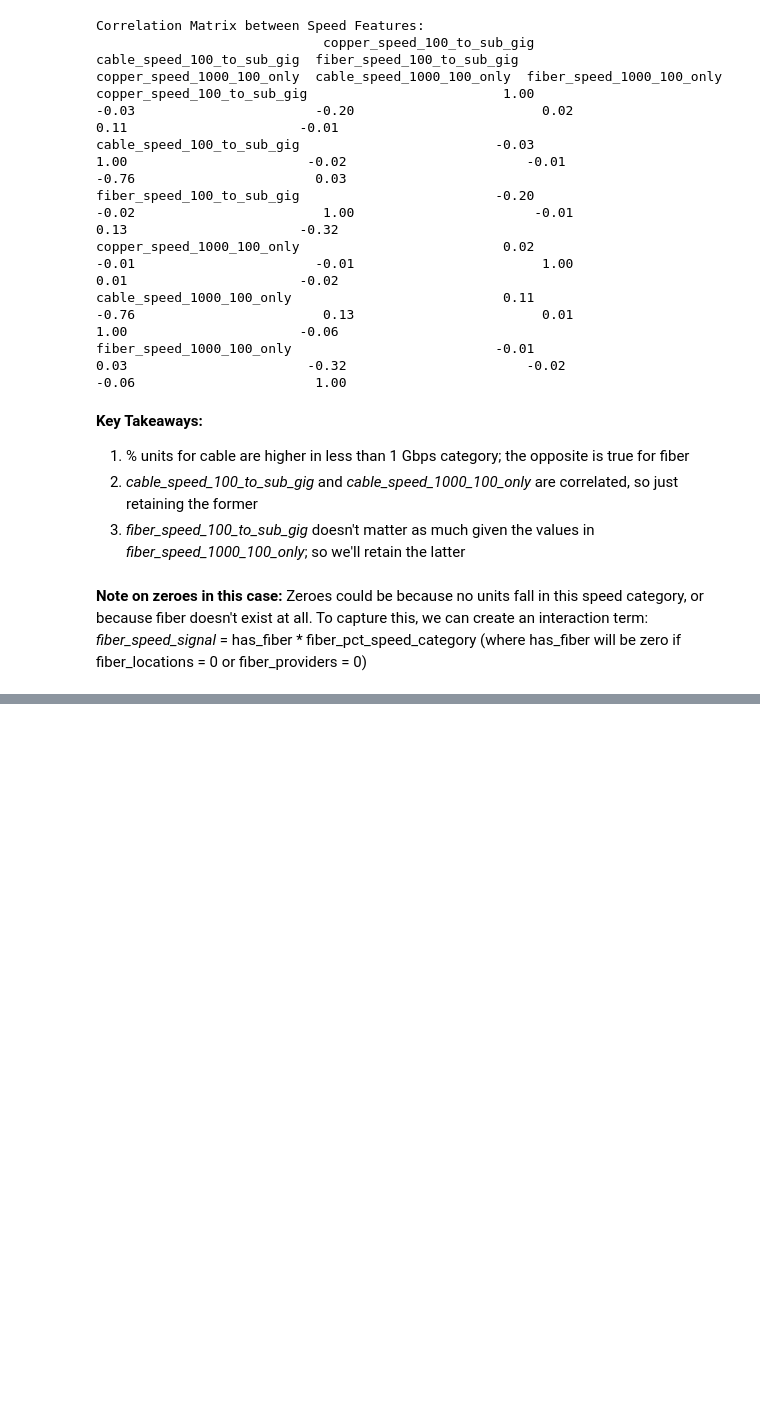
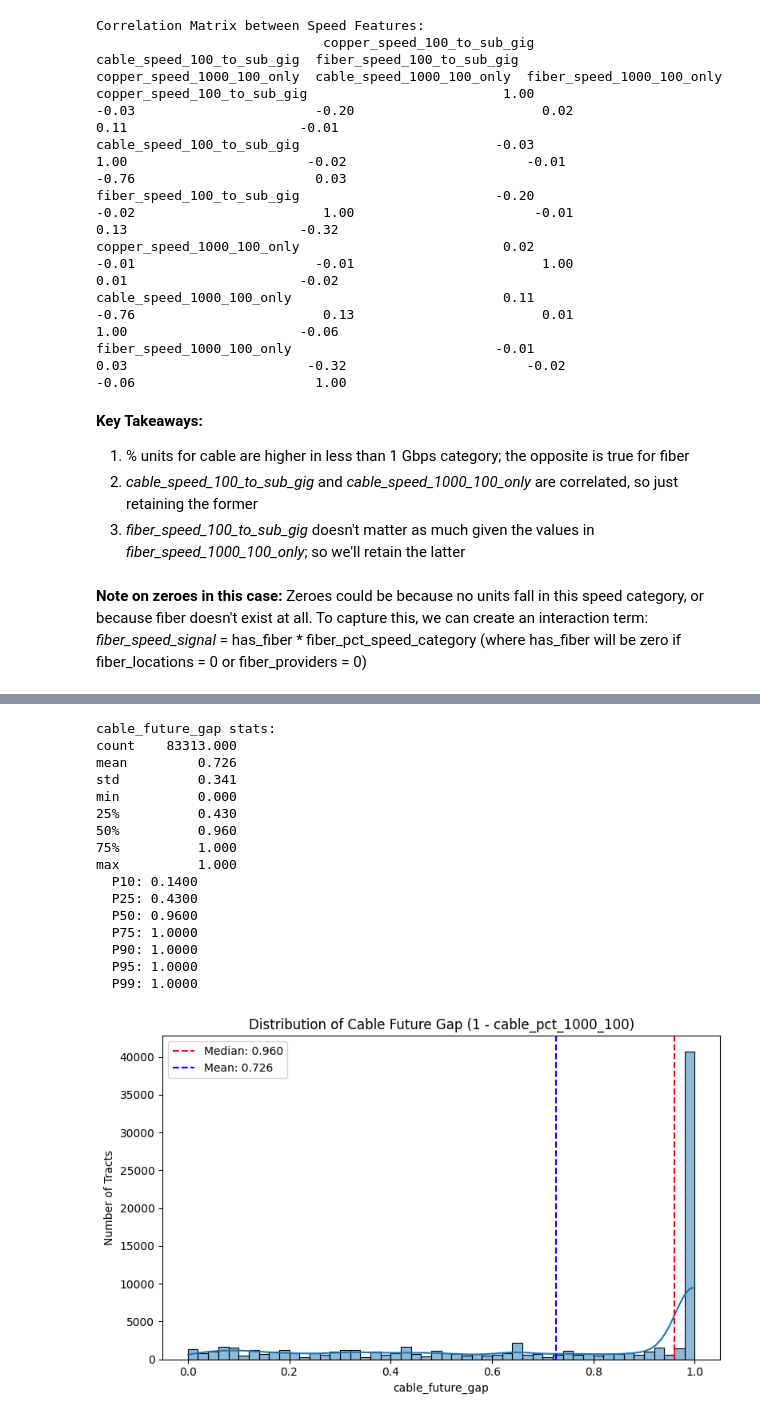
Before and after one commit to eprashar-clgx/network-idx, a Jupyter notebook: notebooks/04_eda_fcc_feature_engg.ipynb, the cells around one changed output, grey strips where cells are left out. Cells and saved outputs as stored; diff of their text form; code cells hidden in the pictures; blank space fills up the shorter version.

```diff
--- a/notebooks/04_eda_fcc_feature_engg.ipynb
+++ b/notebooks/04_eda_fcc_feature_engg.ipynb
@@ -808,0 +859,37 @@ Zeroes could be because no units fall in this speed category, or because fiber d
+# %%
+# cable_future_gap: 1 - cable_pct_1000_100
+tract_df_modified['cable_future_gap'] = 1 - tract_df_modified['cable_speed_1000_100_only']
+
+print("cable_future_gap stats:")
+print(tract_df_modified['cable_future_gap'].describe().round(4).to_string())
+for p in [0.10, 0.25, 0.50, 0.75, 0.90, 0.95, 0.99]:
+    print(f"  P{int(p*100):02d}: {tract_df_modified['cable_future_gap'].quantile(p):.4f}")
+
+plt.figure(figsize=(8, 5))
+sns.histplot(tract_df_modified['cable_future_gap'], bins=50, kde=True)
+plt.title('Distribution of Cable Future Gap (1 - cable_pct_1000_100)')
+plt.xlabel('cable_future_gap')
+plt.ylabel('Number of Tracts')
+plt.axvline(tract_df_modified['cable_future_gap'].median(), color='red', linestyle='--', label=f'Median: {tract_df_modified["cable_future_gap"].median():.3f}')
+plt.axvline(tract_df_modified['cable_future_gap'].mean(), color='blue', linestyle='--', label=f'Mean: {tract_df_modified["cable_future_gap"].mean():.3f}')
+plt.legend()
+plt.tight_layout()
+plt.show()
+# %% [output]
+cable_future_gap stats:
+count    83313.000
+mean         0.726
+std          0.341
+min          0.000
+25%          0.430
+50%          0.960
+75%          1.000
+max          1.000
+  P10: 0.1400
+  P25: 0.4300
+  P50: 0.9600
+  P75: 1.0000
+  P90: 1.0000
+  P95: 1.0000
+  P99: 1.0000
+[figure, added]
```
Also changed, not shown: parts of 12 cells of this notebook.
